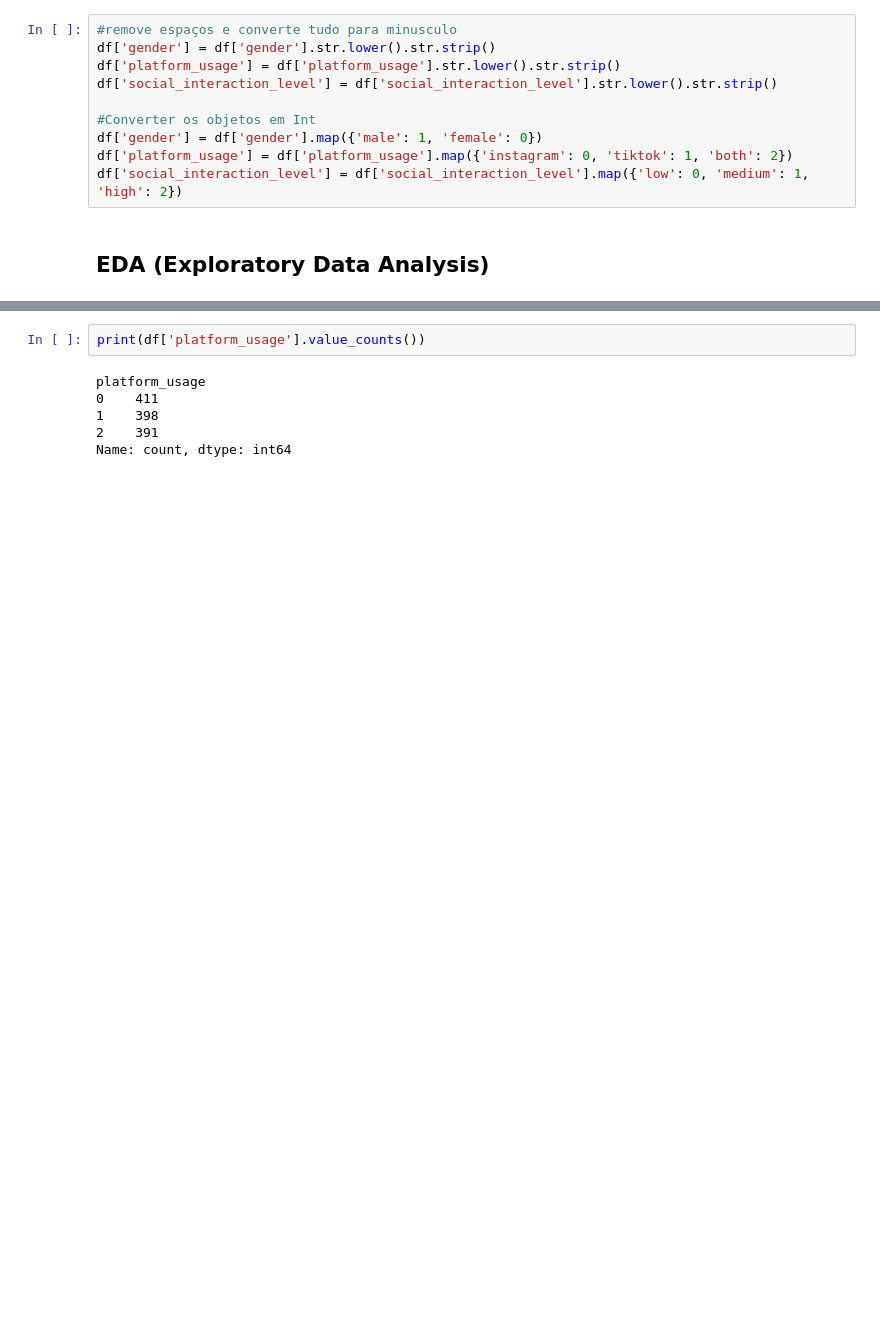
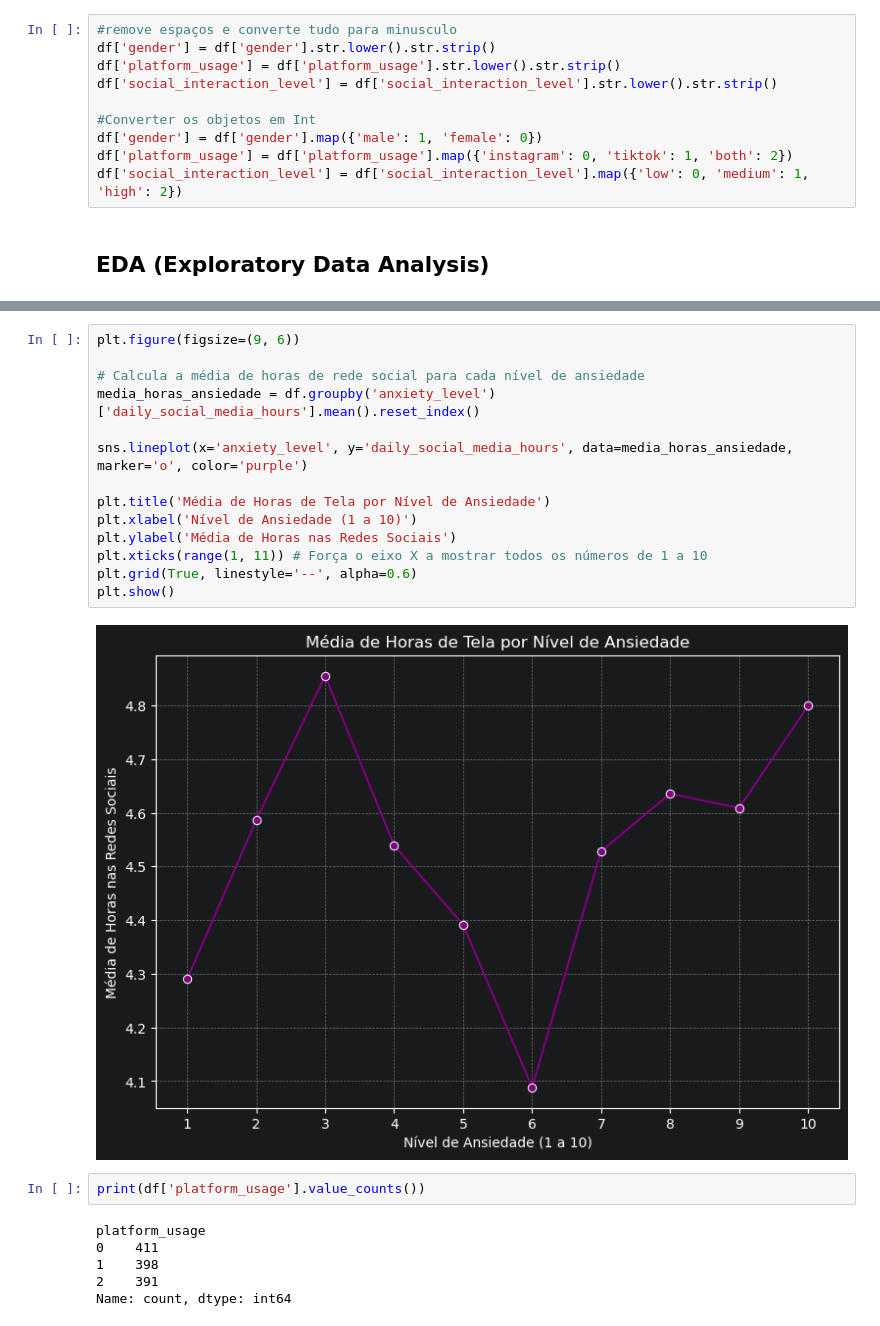
Before and after one commit to Danniells/Teenager_Menthal_Healy, a Jupyter notebook: A3.ipynb, the cells around one changed output, grey strips where cells are left out. Saved outputs shown, nothing was run; the diff lists cells and outputs as text; blank space fills up the shorter version.

```diff
--- a/A3.ipynb
+++ b/A3.ipynb
@@ -119,3 +119,19 @@ Text(0, 0.5, 'Nível de Ansiedade')
+# %%
+plt.figure(figsize=(9, 6))
+
+# Calcula a média de horas de rede social para cada nível de ansiedade
+media_horas_ansiedade = df.groupby('anxiety_level')['daily_social_media_hours'].mean().reset_index()
+
+sns.lineplot(x='anxiety_level', y='daily_social_media_hours', data=media_horas_ansiedade, marker='o', color='purple')
+
+plt.title('Média de Horas de Tela por Nível de Ansiedade')
+plt.xlabel('Nível de Ansiedade (1 a 10)')
+plt.ylabel('Média de Horas nas Redes Sociais')
+plt.xticks(range(1, 11)) # Força o eixo X a mostrar todos os números de 1 a 10
+plt.grid(True, linestyle='--', alpha=0.6)
+plt.show()
+# %% [output]
+[figure, added]
 # %%
 print(df['platform_usage'].value_counts())
 # %% [output]
```
Also changed, not shown: parts of 1 cell of this notebook.
